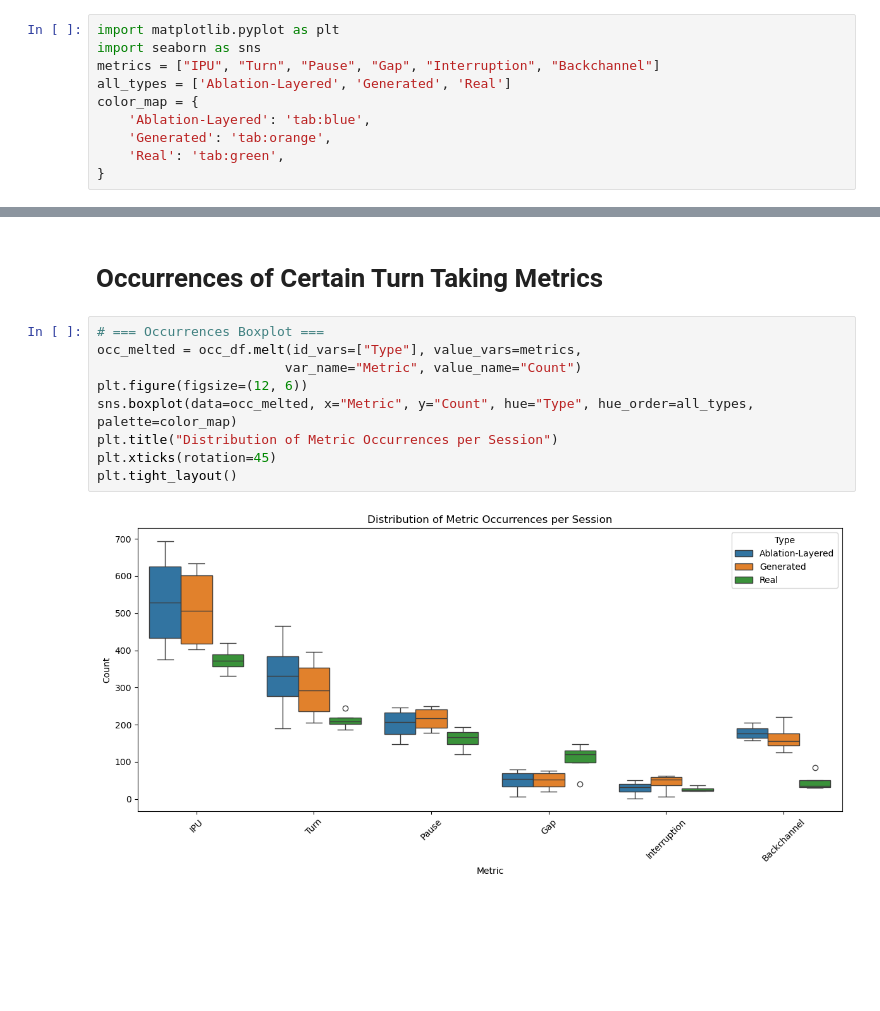
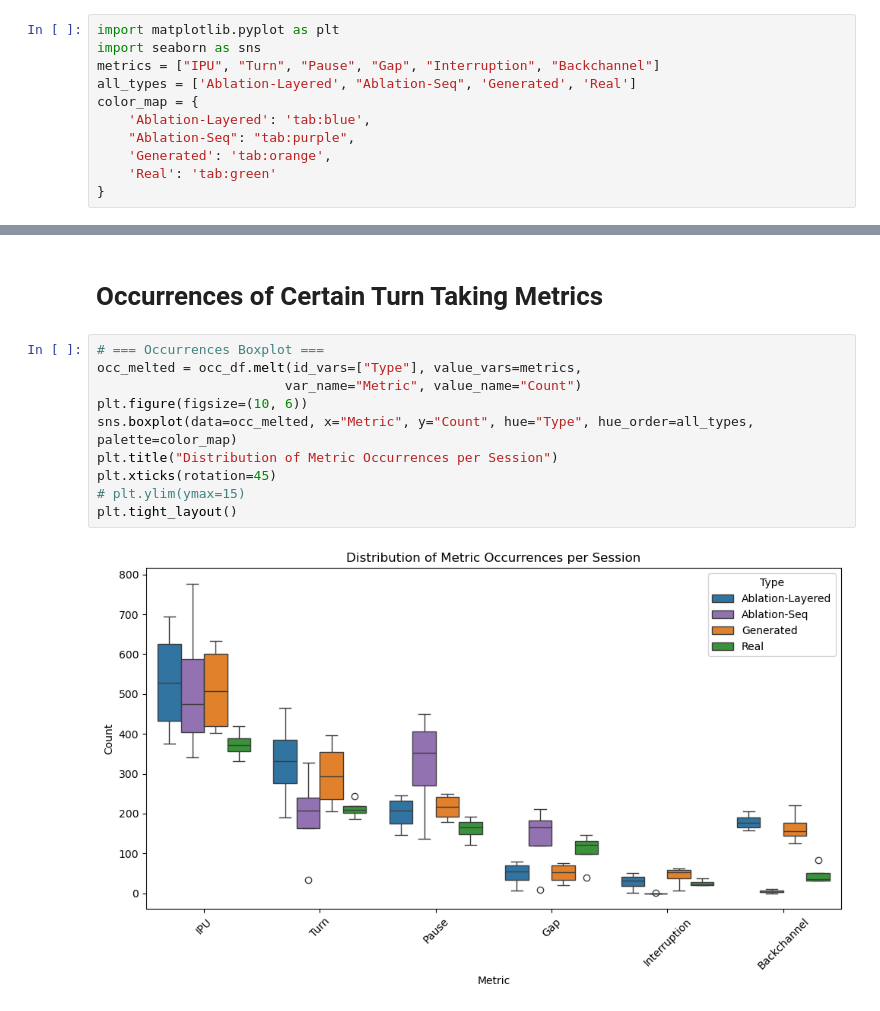
Before and after one commit to phadke555/jsalt2025_syndata, a Jupyter notebook: plot_turntaking.ipynb, the cells around one changed output, grey strips where cells are left out. Saved outputs shown, nothing was run; the diff lists cells and outputs as text; blank space fills up the shorter version.

```diff
--- a/plot_turntaking.ipynb
+++ b/plot_turntaking.ipynb
@@ -7,11 +7,12 @@ occ_df = pd.read_csv("/work/users/r/p/rphadke/JSALT/eval/combined_o.csv")
 import matplotlib.pyplot as plt
 import seaborn as sns
 metrics = ["IPU", "Turn", "Pause", "Gap", "Interruption", "Backchannel"]
-all_types = ['Ablation-Layered', 'Generated', 'Real']
+all_types = ['Ablation-Layered', "Ablation-Seq", 'Generated', 'Real']
 color_map = {
     'Ablation-Layered': 'tab:blue',
+    "Ablation-Seq": "tab:purple",
     'Generated': 'tab:orange',
-    'Real': 'tab:green',
+    'Real': 'tab:green'
 }
 # %% [markdown]
 # Mean Durations of Certain Turn Taking Metrics
@@ -30,13 +32,14 @@ plt.tight_layout()
 # %%
 # === Occurrences Boxplot ===
 occ_melted = occ_df.melt(id_vars=["Type"], value_vars=metrics,
                         var_name="Metric", value_name="Count")
-plt.figure(figsize=(12, 6))
+plt.figure(figsize=(10, 6))
 sns.boxplot(data=occ_melted, x="Metric", y="Count", hue="Type", hue_order=all_types, palette=color_map)
 plt.title("Distribution of Metric Occurrences per Session")
 plt.xticks(rotation=45)
+# plt.ylim(ymax=15)
 plt.tight_layout()
 # %% [output]
-[figure, old version]
+[figure, new version]
 # %%
 # Bar plots: Total durations
```
Also changed, not shown: parts of 2 cells of this notebook, 6 other files.
